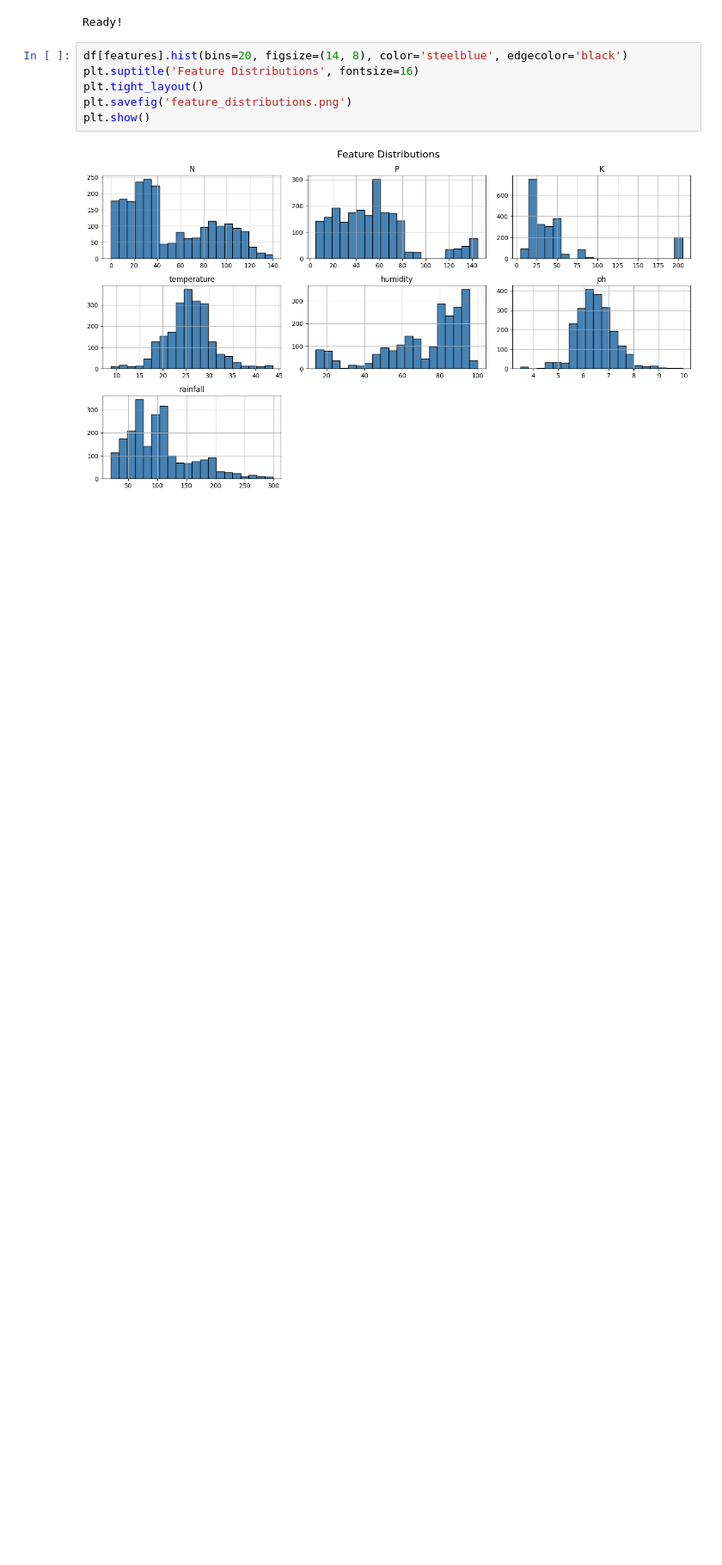
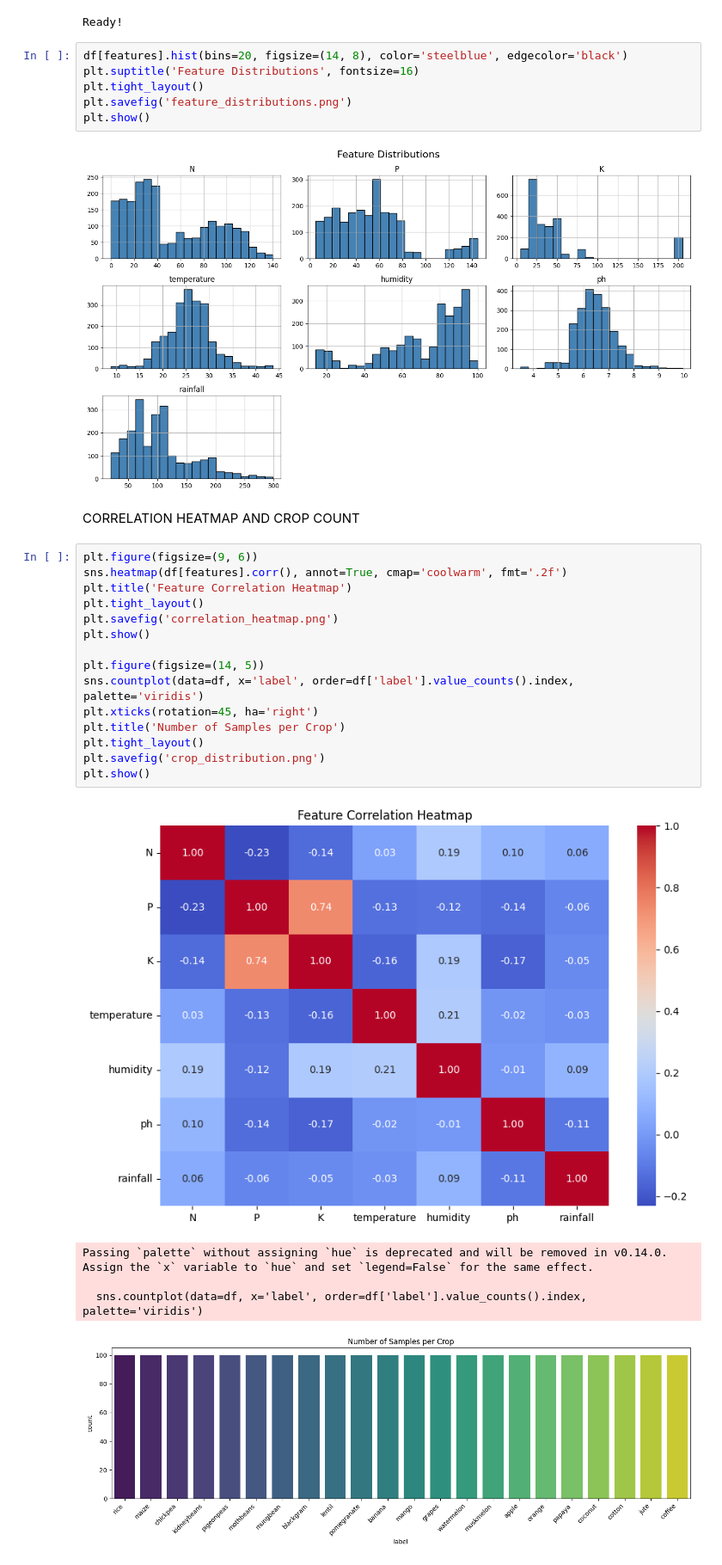
Before and after one commit to mriyazashliya03/Crop-Recommendation-System-using-ML, a Jupyter notebook: data_preprocessed.ipynb, the cells around one changed output. Shown at 86% size. Drawn from its saved outputs; the diff is of its cells as text; blank space fills up the shorter version.

Commit message:
correlation heatmap and samples per crop code and png generation

```diff
--- a/data_preprocessed.ipynb
+++ b/data_preprocessed.ipynb
@@ -89,3 +89,26 @@ plt.savefig('feature_distributions.png')
 plt.show()
 # %% [output]
 [figure]
+# %% [markdown]
+CORRELATION HEATMAP AND CROP COUNT
+# %%
+plt.figure(figsize=(9, 6))
+sns.heatmap(df[features].corr(), annot=True, cmap='coolwarm', fmt='.2f')
+plt.title('Feature Correlation Heatmap')
+plt.tight_layout()
+plt.savefig('correlation_heatmap.png')
+plt.show()
+
+plt.figure(figsize=(14, 5))
+sns.countplot(data=df, x='label', order=df['label'].value_counts().index, palette='viridis')
+plt.xticks(rotation=45, ha='right')
+plt.title('Number of Samples per Crop')
+plt.tight_layout()
+plt.savefig('crop_distribution.png')
+plt.show()
+# %% [output]
+[figure, added]
+Passing `palette` without assigning `hue` is deprecated and will be removed in v0.14.0. Assign the `x` variable to `hue` and set `legend=False` for the same effect.
+
+  sns.countplot(data=df, x='label', order=df['label'].value_counts().index, palette='viridis')
+[figure, added]
```
Also changed, not shown: 2 other files.
